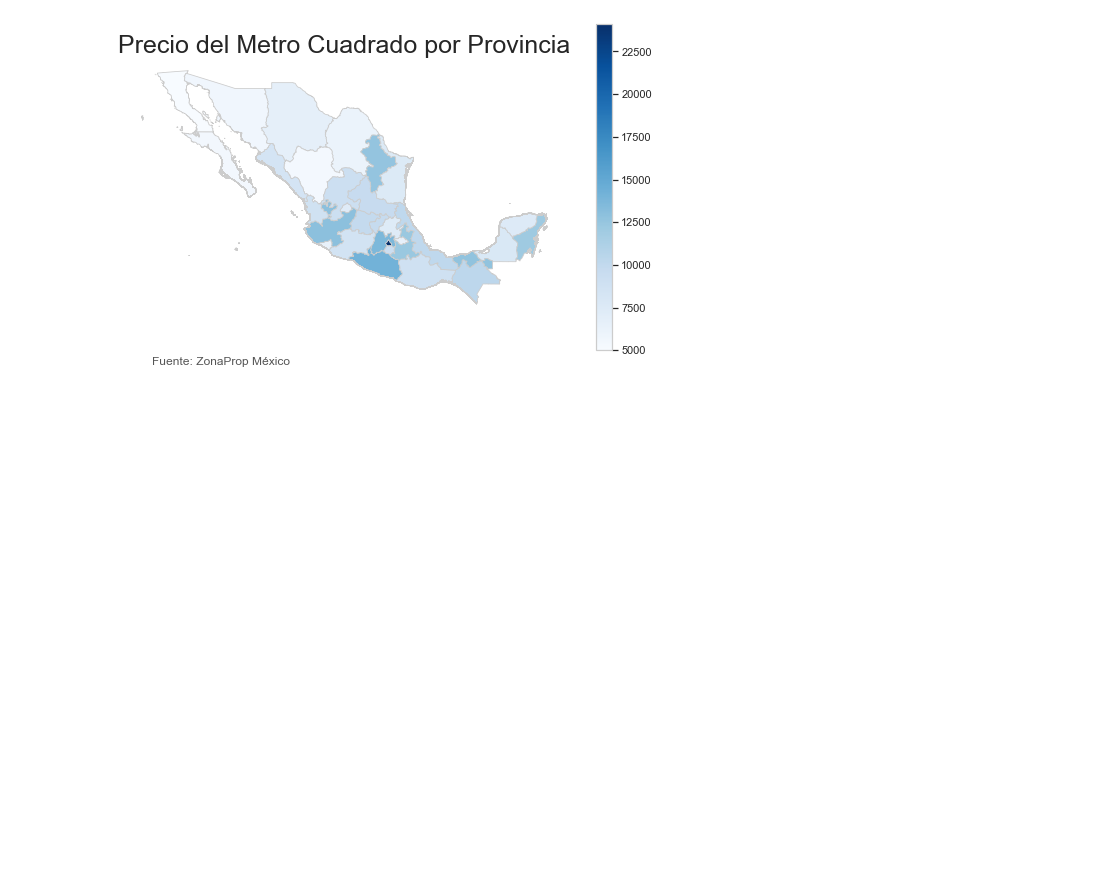
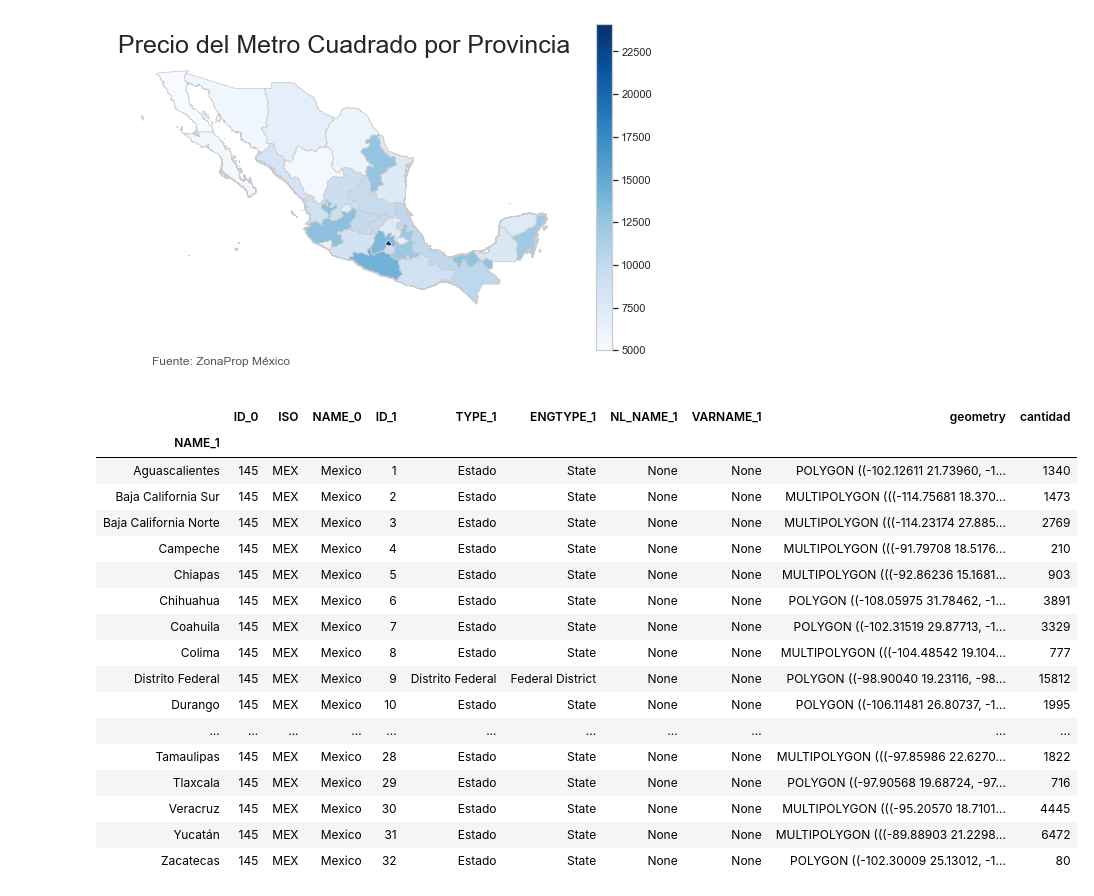
Before and after one commit to camilaserra5/7506-organizacion-de-datos, a Jupyter notebook: PlotMapaEnGeoPandas.ipynb, the cells around one changed output. Cells and saved outputs as stored; diff of their text form; code cells hidden in the pictures; blank space fills up the shorter version.

```diff
--- a/PlotMapaEnGeoPandas.ipynb
+++ b/PlotMapaEnGeoPandas.ipynb
@@ -271,3 +267,28 @@ cbar = fig.colorbar(sm)
 fig.savefig('map_preciodelm2_por_provincia.png', dpi=300)
 # %% [output]
 [figure]
+# %%
+casas = df[df['tipodepropiedad'] == "Casa"]
+cantidadcasas = casas.groupby('provincia').agg(cantidad = ('precio', 'count'))
+merged3 = map_df.set_index('NAME_1').join(cantidadcasas)
+merged3
+#max 25938 min 80
+# %% [output]
+|  | ID_0 | ISO | NAME_0 | ID_1 | TYPE_1 | ENGTYPE_1 | NL_NAME_1 | VARNAME_1 | geometry | cantidad |
+| NAME_1 |  |  |  |  |  |  |  |  |  |  |
+| Aguascalientes | 145 | MEX | Mexico | 1 | Estado | State | None | None | POLYGON ((-102.12611 21.73960, -1... | 1340 |
+| Baja California Sur | 145 | MEX | Mexico | 2 | Estado | State | None | None | MULTIPOLYGON (((-114.75681 18.370... | 1473 |
+| Baja California Norte | 145 | MEX | Mexico | 3 | Estado | State | None | None | MULTIPOLYGON (((-114.23174 27.885... | 2769 |
+| Campeche | 145 | MEX | Mexico | 4 | Estado | State | None | None | MULTIPOLYGON (((-91.79708 18.5176... | 210 |
+| Chiapas | 145 | MEX | Mexico | 5 | Estado | State | None | None | MULTIPOLYGON (((-92.86236 15.1681... | 903 |
+| Chihuahua | 145 | MEX | Mexico | 6 | Estado | State | None | None | POLYGON ((-108.05975 31.78462, -1... | 3891 |
+| Coahuila | 145 | MEX | Mexico | 7 | Estado | State | None | None | POLYGON ((-102.31519 29.87713, -1... | 3329 |
+| Colima | 145 | MEX | Mexico | 8 | Estado | State | None | None | MULTIPOLYGON (((-104.48542 19.104... | 777 |
+| Distrito Federal | 145 | MEX | Mexico | 9 | Distrito Federal | Federal District | None | None | POLYGON ((-98.90040 19.23116, -98... | 15812 |
+| Durango | 145 | MEX | Mexico | 10 | Estado | State | None | None | POLYGON ((-106.11481 26.80737, -1... | 1995 |
+| ... | ... | ... | ... | ... | ... | ... | ... | ... | ... | ... |
+| Tamaulipas | 145 | MEX | Mexico | 28 | Estado | State | None | None | MULTIPOLYGON (((-97.85986 22.6270... | 1822 |
+| Tlaxcala | 145 | MEX | Mexico | 29 | Estado | State | None | None | POLYGON ((-97.90568 19.68724, -97... | 716 |
+| Veracruz | 145 | MEX | Mexico | 30 | Estado | State | None | None | MULTIPOLYGON (((-95.20570 18.7101... | 4445 |
+| Yucatán | 145 | MEX | Mexico | 31 | Estado | State | None | None | MULTIPOLYGON (((-89.88903 21.2298... | 6472 |
+| Zacatecas | 145 | MEX | Mexico | 32 | Estado | State | None | None | POLYGON ((-102.30009 25.13012, -1... | 80 |
```
Also changed, not shown: parts of 8 cells of this notebook.
